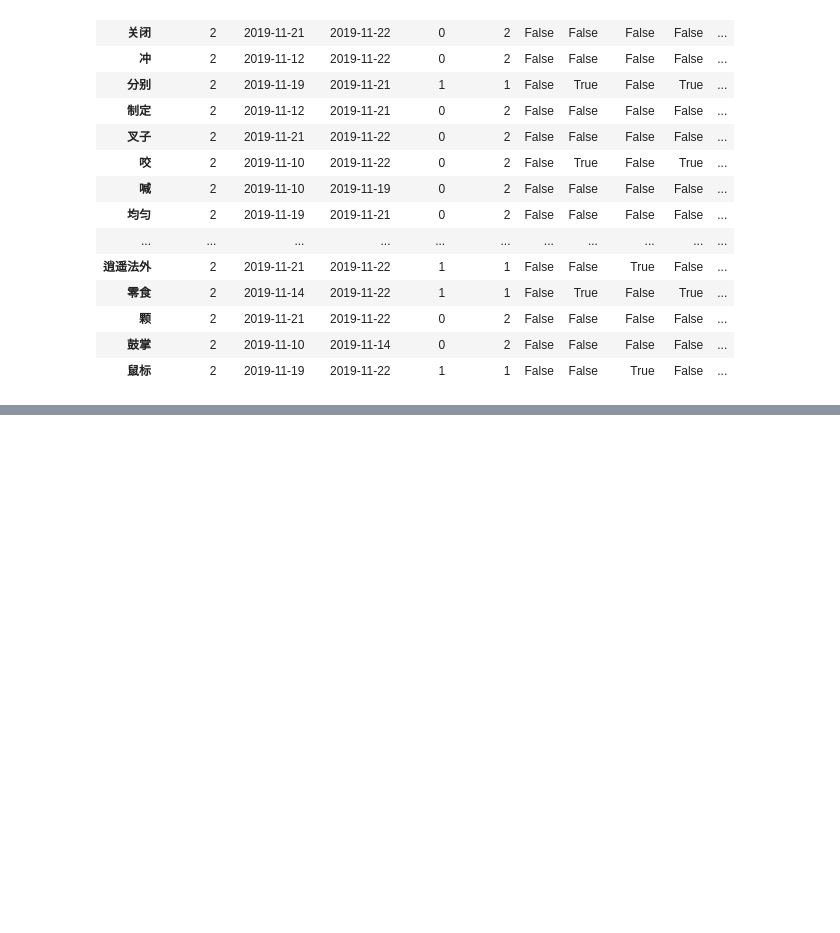
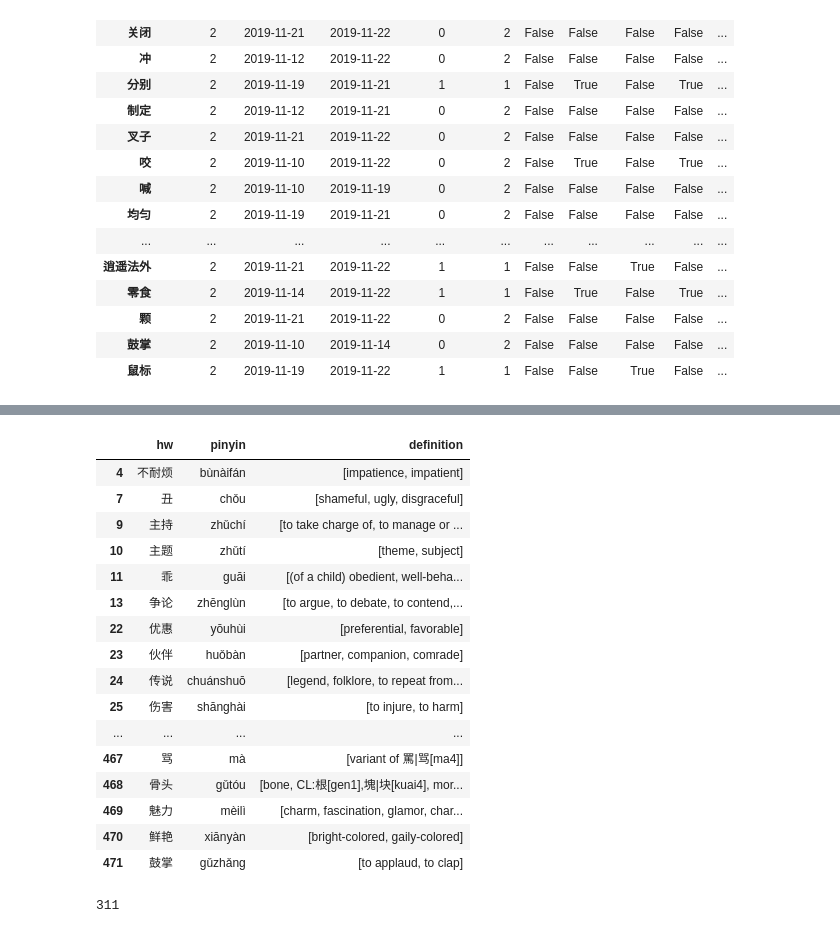
Before and after one commit to ericfourfour/pleco-analysis, a Jupyter notebook: qa.ipynb, the cells around one changed output, grey strips where cells are left out. Saved outputs shown, nothing was run; the diff lists cells and outputs as text; code cells hidden in the pictures; blank space fills up the shorter version.

```diff
--- a/qa.ipynb
+++ b/qa.ipynb
@@ -54,3 +54,5 @@ hw_rpt[hw_rpt['reviewed'] > 1].head(100)
 | 颗 | 2 | 2019-11-21 | 2019-11-22 | 0 | 2 | False | False | False | False | ... |
 | 鼓掌 | 2 | 2019-11-10 | 2019-11-14 | 0 | 2 | False | False | False | False | ... |
 | 鼠标 | 2 | 2019-11-19 | 2019-11-22 | 1 | 1 | False | False | True | False | ... |
+# %%
+fmt_rpt = hw_rpt.reset_index().copy()
@@ -56,0 +79,24 @@ hw_rpt[hw_rpt['reviewed'] > 1].head(100)
+# %%
+not_learned = fmt_rpt.query("not new and not knew and not know")[
+    ["hw", "pinyin", "definition"]
+]
+# %%
+not_learned
+# %% [output]
+|  | hw | pinyin | definition |
+| 4 | 不耐烦 | bùnàifán | [impatience, impatient] |
+| 7 | 丑 | chǒu | [shameful, ugly, disgraceful] |
+| 9 | 主持 | zhǔchí | [to take charge of, to manage or ... |
+| 10 | 主题 | zhǔtí | [theme, subject] |
+| 11 | 乖 | guāi | [(of a child) obedient, well-beha... |
+| 13 | 争论 | zhēnglùn | [to argue, to debate, to contend,... |
+| 22 | 优惠 | yōuhùi | [preferential, favorable] |
+| 23 | 伙伴 | huǒbàn | [partner, companion, comrade] |
+| 24 | 传说 | chuánshuō | [legend, folklore, to repeat from... |
+| 25 | 伤害 | shānghài | [to injure, to harm] |
+| ... | ... | ... | ... |
+| 467 | 骂 | mà | [variant of 罵|骂[ma4]] |
+| 468 | 骨头 | gǔtóu | [bone, CL:根[gen1],塊|块[kuai4], mor... |
+| 469 | 魅力 | mèilì | [charm, fascination, glamor, char... |
+| 470 | 鲜艳 | xiānyàn | [bright-colored, gaily-colored] |
+| 471 | 鼓掌 | gǔzhǎng | [to applaud, to clap] |
@@ -56,0 +105,4 @@ hw_rpt[hw_rpt['reviewed'] > 1].head(100)
+# %%
+len(fmt_rpt.query("not knew").index)
+# %% [output]
+311
```
Also changed, not shown: parts of 2 cells of this notebook, 1 other file.
